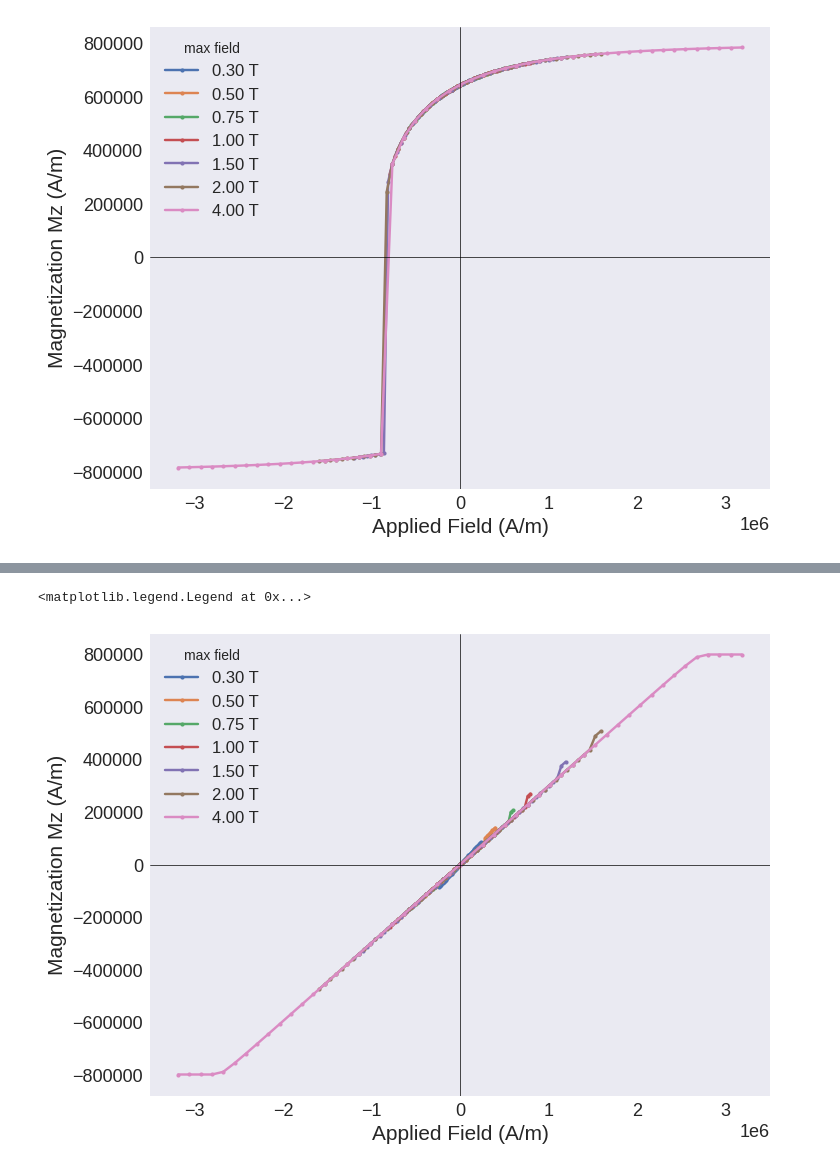
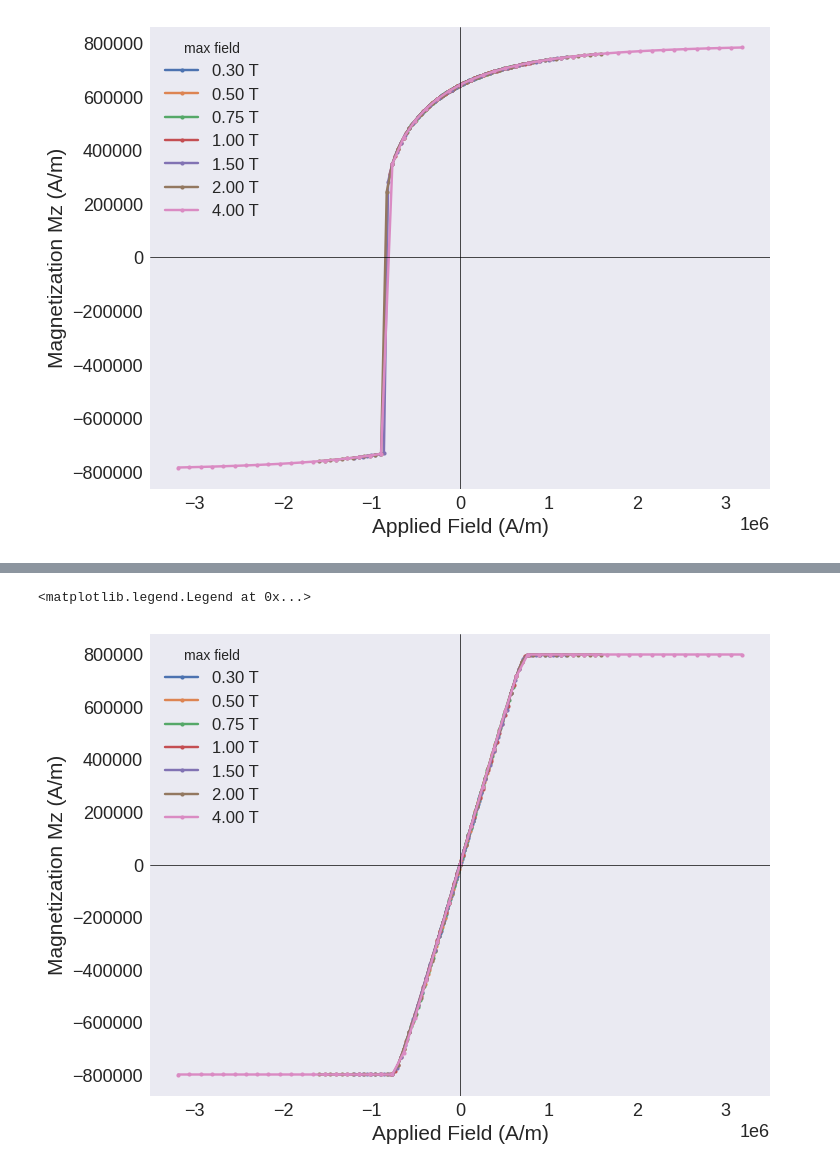
Before and after one commit to samjrholt/moke-exploration, a Jupyter notebook: MOKE.ipynb, the cells around one changed output, grey strips where cells are left out. Saved outputs shown, nothing was run; the diff lists cells and outputs as text; code cells hidden in the pictures.

```diff
--- a/MOKE.ipynb
+++ b/MOKE.ipynb
@@ -387,7 +394,7 @@ Bmax_values = [0.3, 0.5, 0.75, 1.0, 1.5, 2.0, 4.0]  # Tesla
 plt.figure(figsize=(8, 6))
 for Bmax in Bmax_values:
     Hmax = (Bmax * u.T).to("A/m").value
-    H, Hx, Hy, Hz, mx, my, mz = run_loop(K=1e6, u_axis=[1, 0, 0], H_axis=[0, 0, 1], Hmax=Hmax)
+    H, Hx, Hy, Hz, mx, my, mz = run_loop(K=0, u_axis=[1, 0, 0], H_axis=[0, 0, 1], Hmax=Hmax)
     try:
         Hc, squareness = metrics(H, mz)  # Polar MOKE
         print(f"Bmax = {Bmax:.2f} T  ->  Hc = {Hc:.3e}, squareness = {squareness:.2f}  (detected hard)")
@@ -418,2 +425,2 @@ Bmax = 4.00 T  ->  Hc = 2.081e-06 A / m, squareness = 0.00  (detected hard)
 <matplotlib.legend.Legend at 0x...>
-[figure, old version]
+[figure, new version]
```
Also changed, not shown: parts of 12 cells of this notebook, 2 other files.
